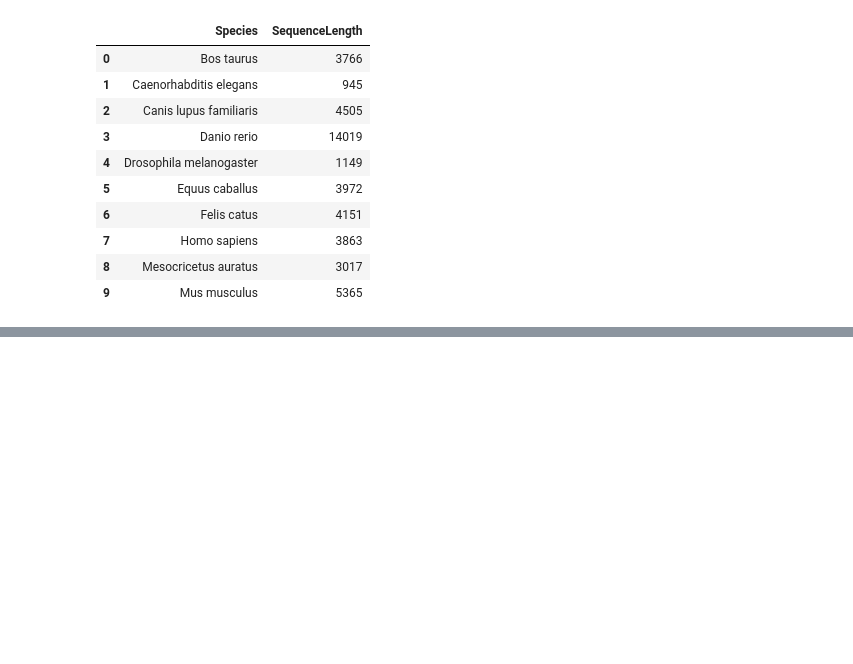
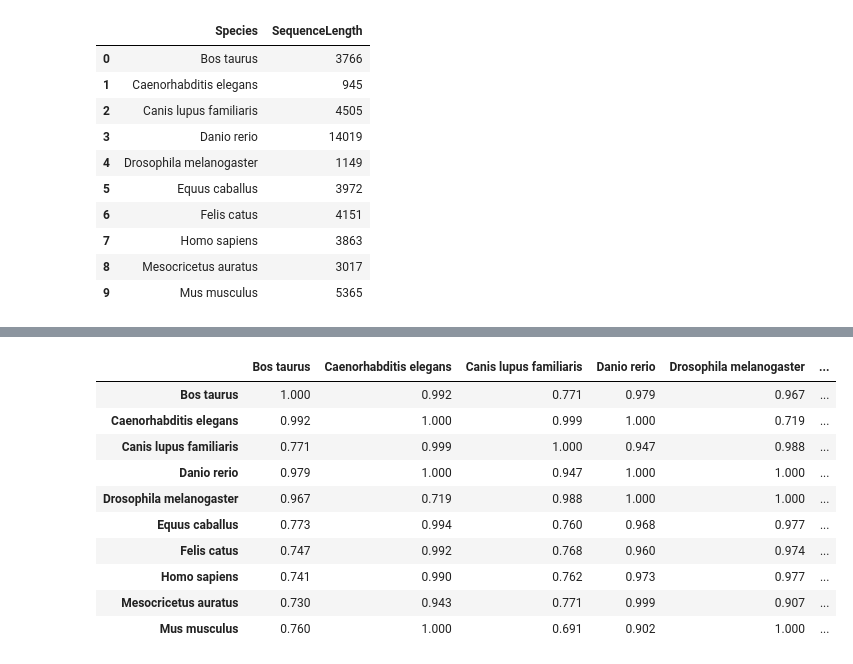
Before and after one commit to SemDan/dna-relationship-project-CU, a Jupyter notebook: notebooks/stage1.ipynb, the cells around one changed output, grey strips where cells are left out. Cells and saved outputs as stored; diff of their text form; code cells hidden in the pictures; blank space fills up the shorter version.

```diff
--- a/notebooks/stage1.ipynb
+++ b/notebooks/stage1.ipynb
@@ -27,0 +76,17 @@ info_df
+# %%
+from src.ranking import build_similarity_matrix, build_rank_matrix
+
+similarity_df = build_similarity_matrix(sequences, use_progress=True)
+similarity_df.round(3)
+# %% [output]
+|  | Bos taurus | Caenorhabditis elegans | Canis lupus familiaris | Danio rerio | Drosophila melanogaster | ... |
+| Bos taurus | 1.000 | 0.992 | 0.771 | 0.979 | 0.967 | ... |
+| Caenorhabditis elegans | 0.992 | 1.000 | 0.999 | 1.000 | 0.719 | ... |
+| Canis lupus familiaris | 0.771 | 0.999 | 1.000 | 0.947 | 0.988 | ... |
+| Danio rerio | 0.979 | 1.000 | 0.947 | 1.000 | 1.000 | ... |
+| Drosophila melanogaster | 0.967 | 0.719 | 0.988 | 1.000 | 1.000 | ... |
+| Equus caballus | 0.773 | 0.994 | 0.760 | 0.968 | 0.977 | ... |
+| Felis catus | 0.747 | 0.992 | 0.768 | 0.960 | 0.974 | ... |
+| Homo sapiens | 0.741 | 0.990 | 0.762 | 0.973 | 0.977 | ... |
+| Mesocricetus auratus | 0.730 | 0.943 | 0.771 | 0.999 | 0.907 | ... |
+| Mus musculus | 0.760 | 1.000 | 0.691 | 0.902 | 1.000 | ... |
```
Also changed, not shown: parts of 8 cells of this notebook, 4 other files.
